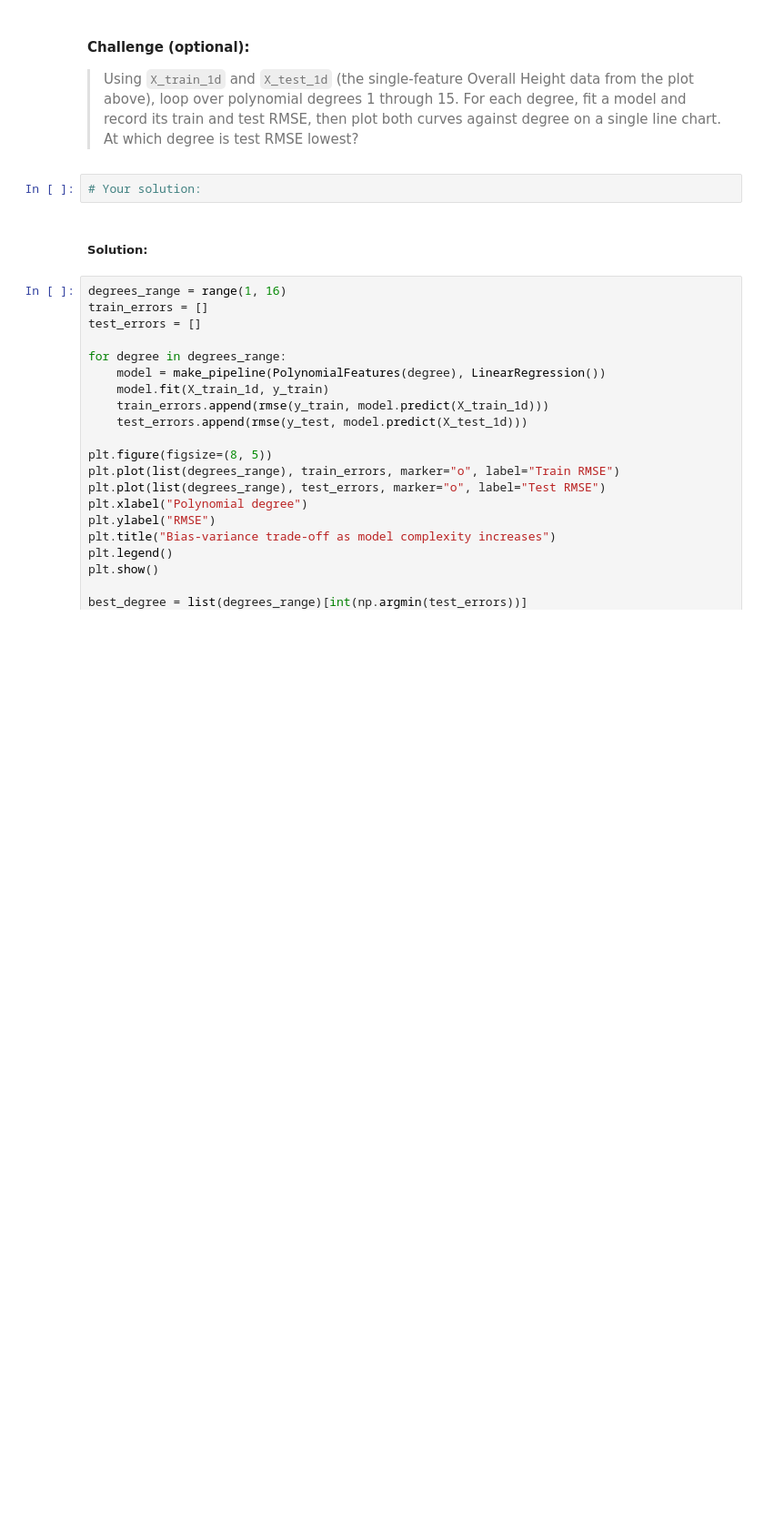
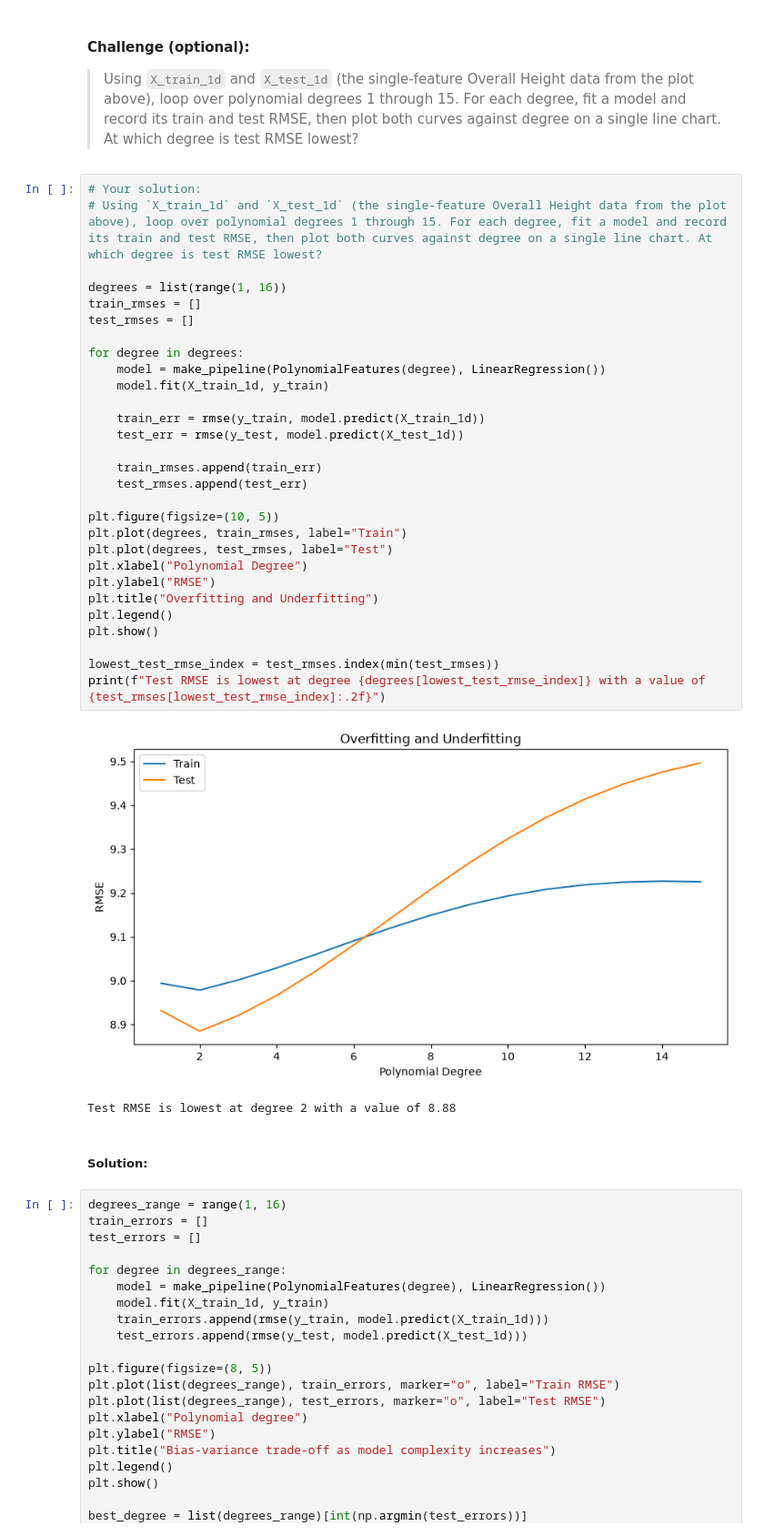
Before and after one commit to JuanBettinelli/Machine_Learning_for_Applied_Research, a Jupyter notebook: MLfAR_03_supervised.ipynb, the cells around one changed output. Shown at 91% size. Cells and saved outputs as stored; diff of their text form; blank space fills up the shorter version.

```diff
--- a/MLfAR_03_supervised.ipynb
+++ b/MLfAR_03_supervised.ipynb
@@ -226,6 +315,36 @@ print(f"Degree 3 (all features) - Test RMSE:  {rmse(y_test, poly_model.predict(X
 > Using `X_train_1d` and `X_test_1d` (the single-feature Overall Height data from the plot above), loop over polynomial degrees 1 through 15. For each degree, fit a model and record its train and test RMSE, then plot both curves against degree on a single line chart. At which degree is test RMSE lowest?
 # %%
 # Your solution:
+# Using `X_train_1d` and `X_test_1d` (the single-feature Overall Height data from the plot above), loop over polynomial degrees 1 through 15. For each degree, fit a model and record its train and test RMSE, then plot both curves against degree on a single line chart. At which degree is test RMSE lowest?
+
+degrees = list(range(1, 16))
+train_rmses = []
+test_rmses = []
+
+for degree in degrees:
+    model = make_pipeline(PolynomialFeatures(degree), LinearRegression())
+    model.fit(X_train_1d, y_train)
+
+    train_err = rmse(y_train, model.predict(X_train_1d))
+    test_err = rmse(y_test, model.predict(X_test_1d))
+
+    train_rmses.append(train_err)
+    test_rmses.append(test_err)
+
+plt.figure(figsize=(10, 5))
+plt.plot(degrees, train_rmses, label="Train")
+plt.plot(degrees, test_rmses, label="Test")
+plt.xlabel("Polynomial Degree")
+plt.ylabel("RMSE")
+plt.title("Overfitting and Underfitting")
+plt.legend()
+plt.show()
+
+lowest_test_rmse_index = test_rmses.index(min(test_rmses))
+print(f"Test RMSE is lowest at degree {degrees[lowest_test_rmse_index]} with a value of {test_rmses[lowest_test_rmse_index]:.2f}")
+# %% [output]
+[figure, added]
+Test RMSE is lowest at degree 2 with a value of 8.88
 # %% [markdown]
 ##### Solution:
 # %%
```
Also changed, not shown: parts of 11 cells of this notebook, 5 other files.
